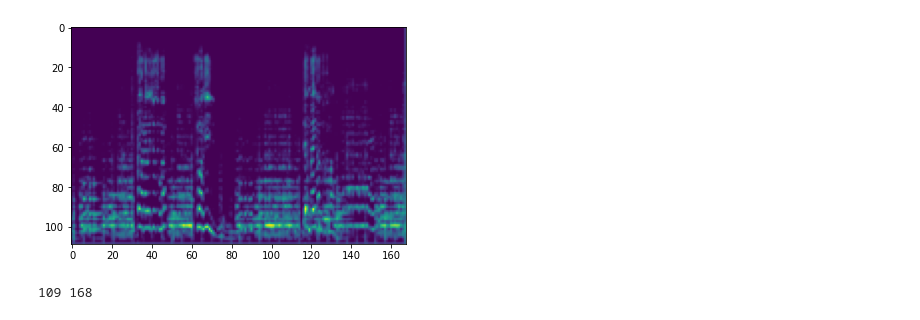
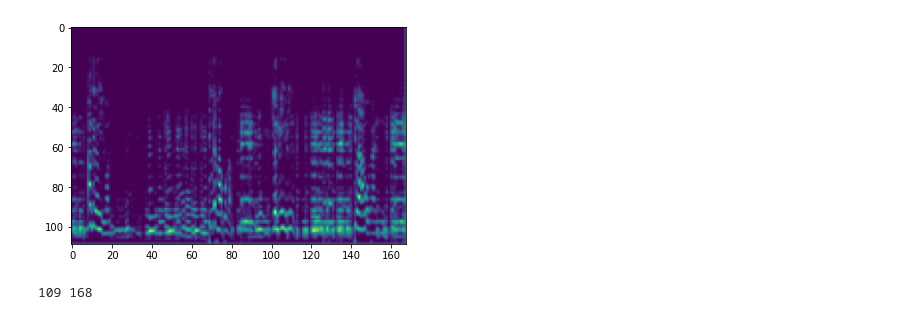
Before and after one commit to boldloop/interpretable-MR, a Jupyter notebook: occlusion_map.ipynb, the cells around one changed output. Drawn from its saved outputs; the diff is of its cells as text; code cells hidden in the pictures.

```diff
--- a/occlusion_map.ipynb
+++ b/occlusion_map.ipynb
@@ -50,8 +50,8 @@ train_labels = torch.Tensor([train_dataset[i][1] for i in range(len(train_datase
 # plt.show()
 # exit()
 
-test_data = torch.stack([test_dataset[i][0] for i in range(2,3)])
-test_labels = torch.Tensor([test_dataset[i][1] for i in range(len(test_dataset))])
+test_data = torch.stack([test_dataset[i][0] for i in range(3,4)])
+test_labels = torch.Tensor([test_dataset[i][1] for i in range(3,4)])
 
 
 # construct CNN
@@ -88,11 +88,11 @@ model.eval();
 # %%
 # select one image in training dataset
 occ_img = test_data
 fig = plt.figure(facecolor="white")
-plt.imshow(np.squeeze(train_data[0]))
+plt.imshow(np.squeeze(test_data[0]))
 plt.show()
 # %% [output]
-[figure, old version]
+[figure, new version]
 # %%
 rows = test_data.shape[2]
 cols = test_data.shape[3]
```
Also changed, not shown: parts of 2 cells of this notebook.
